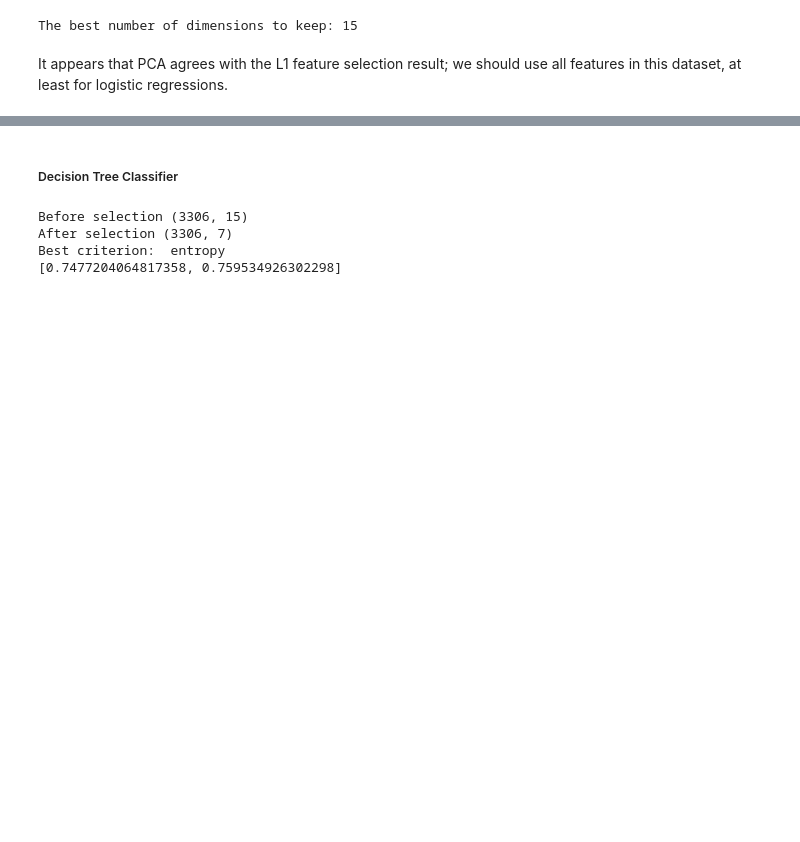
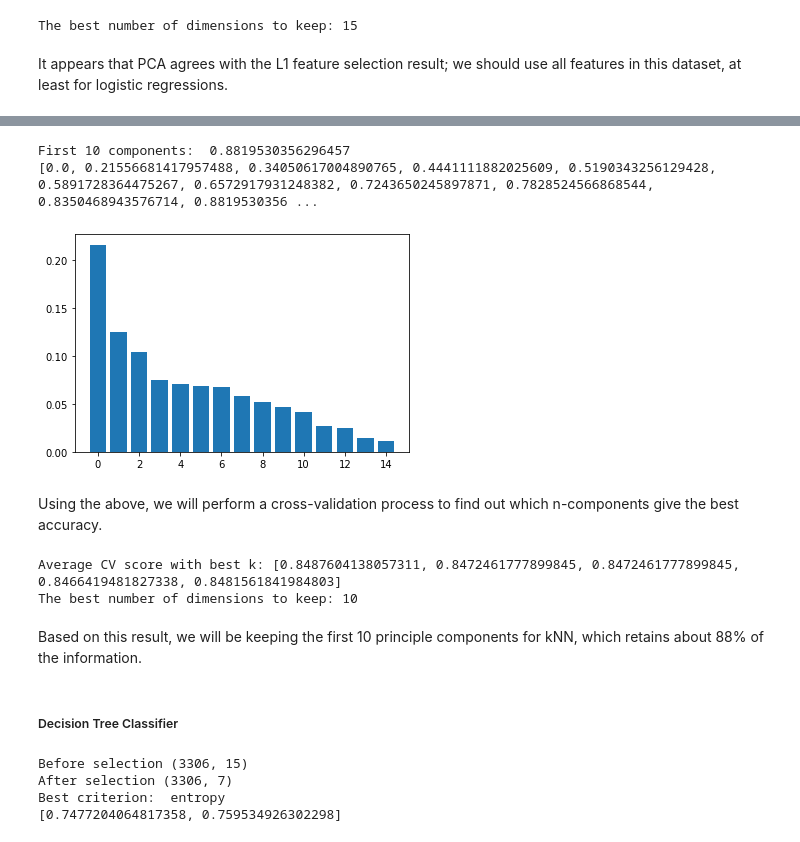
Before and after one commit to COGS118A/Group009-Sp22, a Jupyter notebook: FinalProject_group009.ipynb, the cells around one changed output, grey strips where cells are left out. Cells and saved outputs as stored; diff of their text form; code cells hidden in the pictures; blank space fills up the shorter version.

```diff
--- a/FinalProject_group009.ipynb
+++ b/FinalProject_group009.ipynb
@@ -440,0 +444,60 @@ We will use all 15 features for this model
+# %%
+# scaling the training and testing data using the mean and variance of the training set
+scaler = StandardScaler()
+scaler.fit(X_train)
+X_train_scaled = scaler.transform(X_train)
+X_test_scaled = scaler.transform(X_test)
+
+# visualizing PCA using the scaled data
+pca_knn = PCA(n_components=X_train_scaled.shape[1], random_state=RAND_STATE)
+X_train_pca = pca_knn.fit_transform(X_train_scaled)
+plt.bar(range(pca_knn.n_components_), pca_knn.explained_variance_ratio_)
+
+pc_num = 10
+print("First {n} components: ".format(n=pc_num), np.sum(pca_knn.explained_variance_ratio_[:pc_num]))
+
+# creating a list of variance ratio with first n components
+var_ratio = [np.sum(pca_knn.explained_variance_ratio_[:i]) for i in range(15)]
+print(var_ratio)
+# %% [output]
+First 10 components:  0.8819530356296457
+[0.0, 0.21556681417957488, 0.34050617004890765, 0.4441111882025609, 0.5190343256129428, 0.5891728364475267, 0.6572917931248382, 0.7243650245897871, 0.7828524566868544, 0.8350468943576714, 0.8819530356 ...
+[figure, added]
+# %% [markdown]
+Using the above, we will perform a cross-validation process to find out which n-components give the best accuracy.
+# %%
+# First we loosely optimize the k-neighbors so that the model is at least not the worst
+k_neighbors = [3, 5, 7, 9, 11, 13, 15, 17, 31, 59, 111]
+
+avg_cv_score_list = []
+for k in k_neighbors:
+    knn = KNeighborsClassifier(n_neighbors=k)
+    cv_score_list = cross_val_score(knn, X_train_pca, y_train, cv=10, n_jobs=-1)
+    avg_cv_score_list.append(np.mean(cv_score_list))
+
+best_k_idx = np.argmax(avg_cv_score_list)
+best_k = k_neighbors[best_k_idx]
+
+# Now use this k to perform the cross-validation on the pca results
+# Based on the pca results, we will only be considering the n-components that explains >= 88% of the data
+keep_dim_list = [10, 11, 12, 13, 14]
+
+avg_cv_score_list = []
+for keep_dim in keep_dim_list:
+    pca = PCA(n_components=keep_dim, random_state=RAND_STATE)
+    X_train_new = pca.fit_transform(X_train_scaled)
+    knn = KNeighborsClassifier(n_neighbors=best_k)
+    cv_score_list = cross_val_score(knn, X_train_new, y_train, cv=10, n_jobs=-1)
+    avg_cv_score_list.append(np.mean(cv_score_list))
+
+# Get the best performing n-compoentns
+best_n_idx = np.argmax(avg_cv_score_list)
+best_keep_dim = keep_dim_list[best_n_idx]
+
+print("Average CV score with best k:", avg_cv_score_list)
+print("The best number of dimensions to keep:", best_keep_dim)
+# %% [output]
+Average CV score with best k: [0.8487604138057311, 0.8472461777899845, 0.8472461777899845, 0.8466419481827338, 0.8481561841984803]
+The best number of dimensions to keep: 10
+# %% [markdown]
+Based on this result, we will be keeping the first 10 principle components for kNN, which retains about 88% of the information.
```
Also changed, not shown: parts of 12 cells of this notebook.
